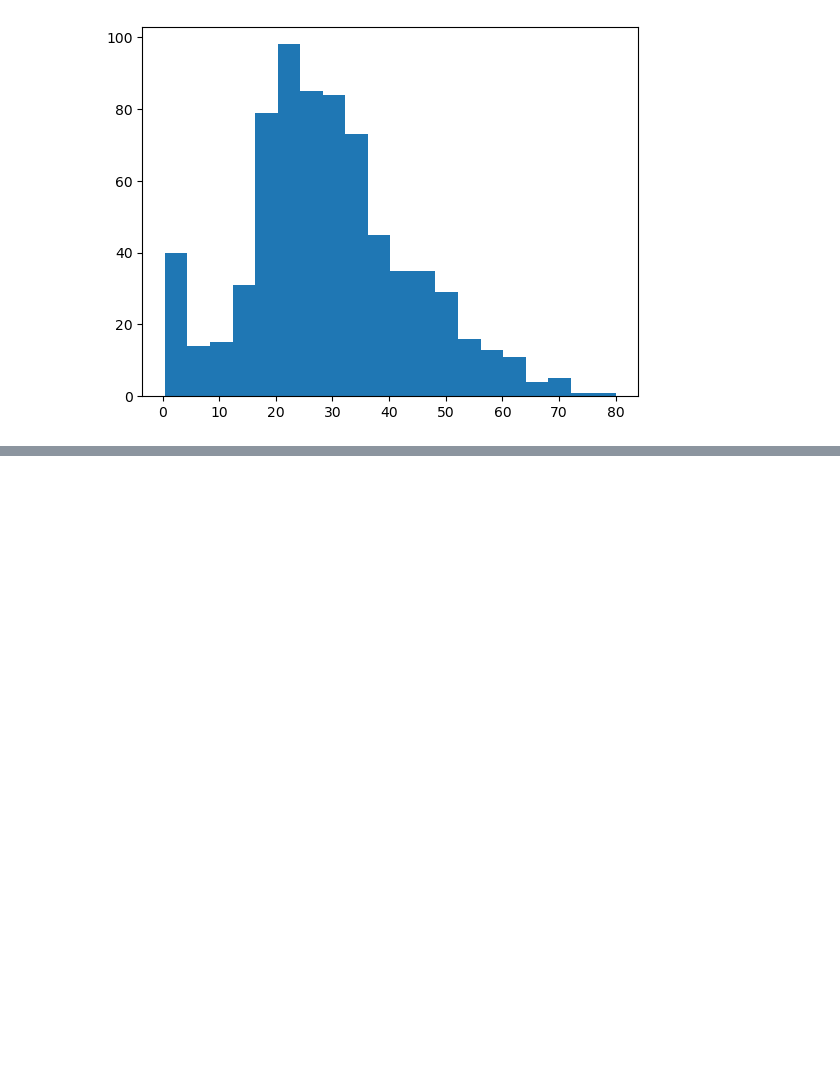
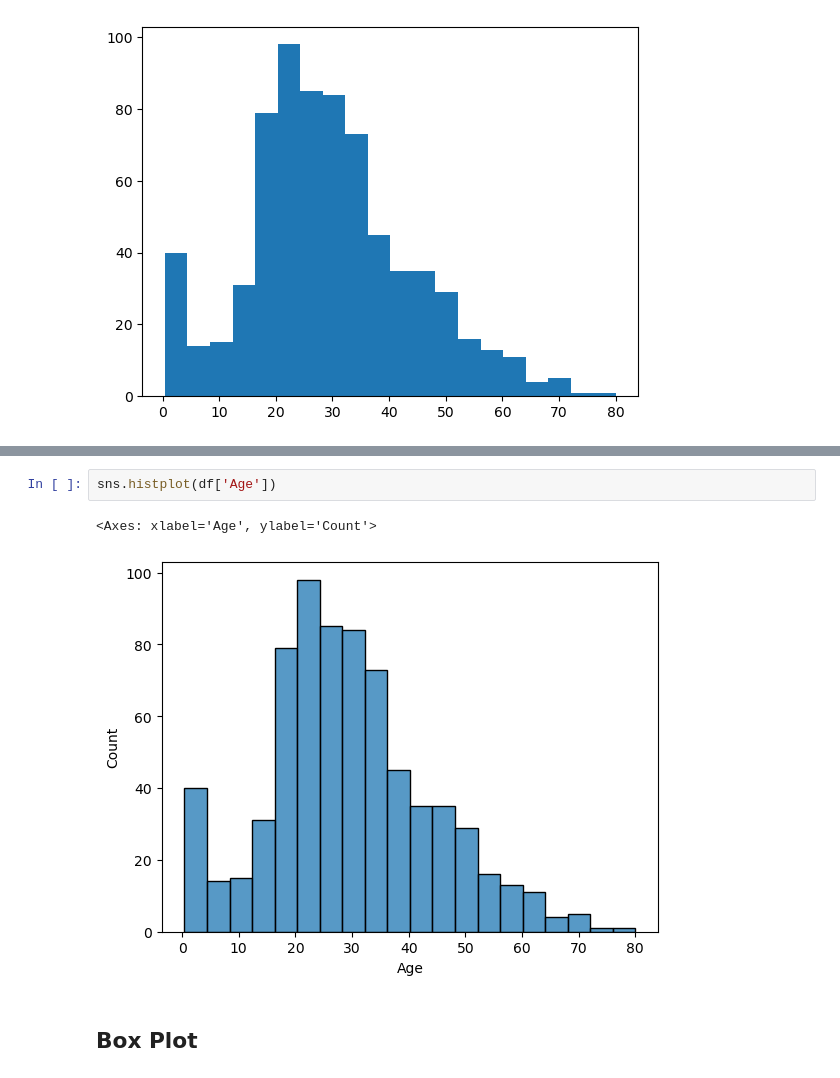
Before and after one commit to PrathameshP26/Data_analytics, a Jupyter notebook: Univariate_Analysis.ipynb, the cells around one changed output, grey strips where cells are left out. Drawn from its saved outputs; the diff is of its cells as text; blank space fills up the shorter version.

```diff
--- a/Univariate_Analysis.ipynb
+++ b/Univariate_Analysis.ipynb
@@ -67,0 +75,7 @@ plt.hist(df['Age'],bins=20)
+# %%
+sns.histplot(df['Age'])
+# %% [output]
+<Axes: xlabel='Age', ylabel='Count'>
+[figure, added]
+# %% [markdown]
+## Box Plot
```
Also changed, not shown: parts of 7 cells of this notebook.
